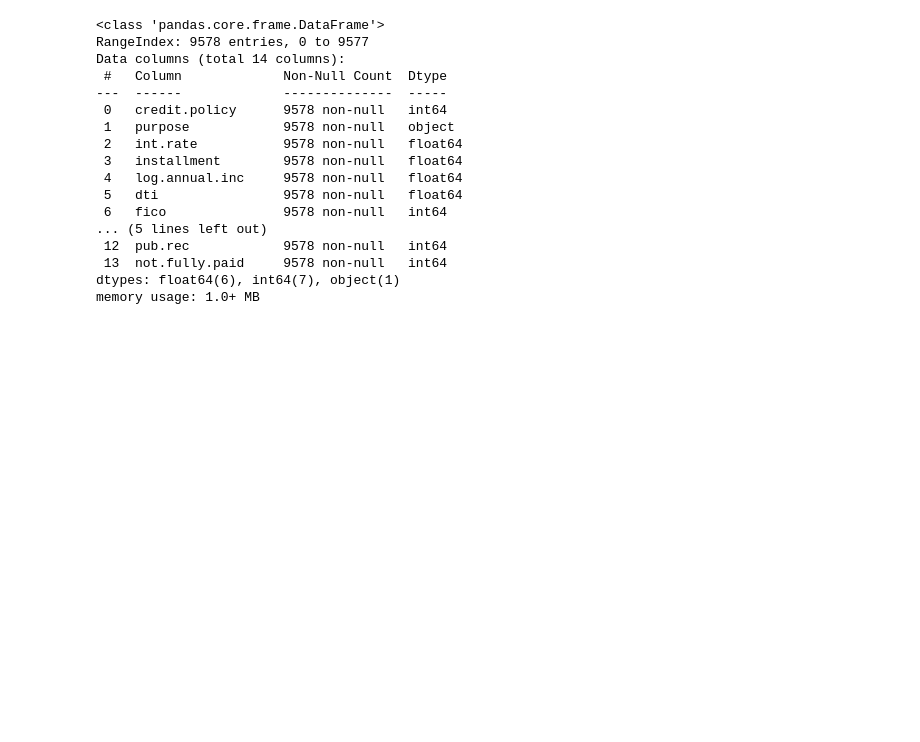
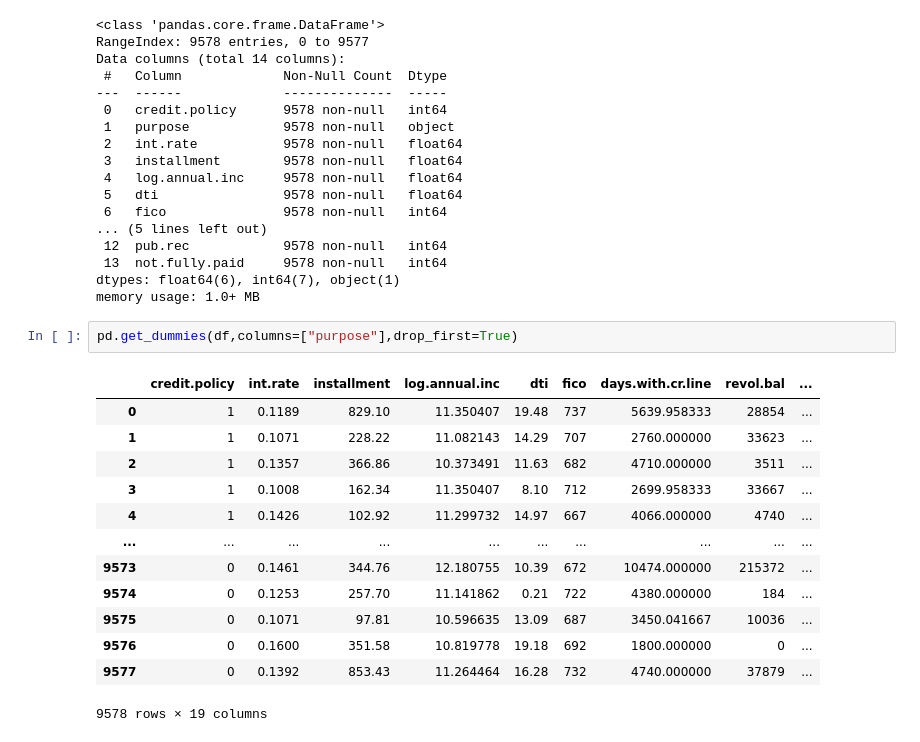
Before and after one commit to araujojv/analise_de_credito_machine_learning, a Jupyter notebook: notebooks/analise_credito.ipynb, the cells around one changed output. Cells and saved outputs as stored; diff of their text form; blank space fills up the shorter version.

Commit message:
feat- one hot enconder purpose

```diff
--- a/notebooks/analise_credito.ipynb
+++ b/notebooks/analise_credito.ipynb
@@ -96,3 +96,19 @@ Data columns (total 14 columns):
  13  not.fully.paid     9578 non-null   int64
 dtypes: float64(6), int64(7), object(1)
 memory usage: 1.0+ MB
+# %%
+pd.get_dummies(df,columns=["purpose"],drop_first=True)
+# %% [output]
+|  | credit.policy | int.rate | installment | log.annual.inc | dti | fico | days.with.cr.line | revol.bal | ... |
+| 0 | 1 | 0.1189 | 829.10 | 11.350407 | 19.48 | 737 | 5639.958333 | 28854 | ... |
+| 1 | 1 | 0.1071 | 228.22 | 11.082143 | 14.29 | 707 | 2760.000000 | 33623 | ... |
+| 2 | 1 | 0.1357 | 366.86 | 10.373491 | 11.63 | 682 | 4710.000000 | 3511 | ... |
+| 3 | 1 | 0.1008 | 162.34 | 11.350407 | 8.10 | 712 | 2699.958333 | 33667 | ... |
+| 4 | 1 | 0.1426 | 102.92 | 11.299732 | 14.97 | 667 | 4066.000000 | 4740 | ... |
+| ... | ... | ... | ... | ... | ... | ... | ... | ... | ... |
+| 9573 | 0 | 0.1461 | 344.76 | 12.180755 | 10.39 | 672 | 10474.000000 | 215372 | ... |
+| 9574 | 0 | 0.1253 | 257.70 | 11.141862 | 0.21 | 722 | 4380.000000 | 184 | ... |
+| 9575 | 0 | 0.1071 | 97.81 | 10.596635 | 13.09 | 687 | 3450.041667 | 10036 | ... |
+| 9576 | 0 | 0.1600 | 351.58 | 10.819778 | 19.18 | 692 | 1800.000000 | 0 | ... |
+| 9577 | 0 | 0.1392 | 853.43 | 11.264464 | 16.28 | 732 | 4740.000000 | 37879 | ... |
+9578 rows × 19 columns
```
